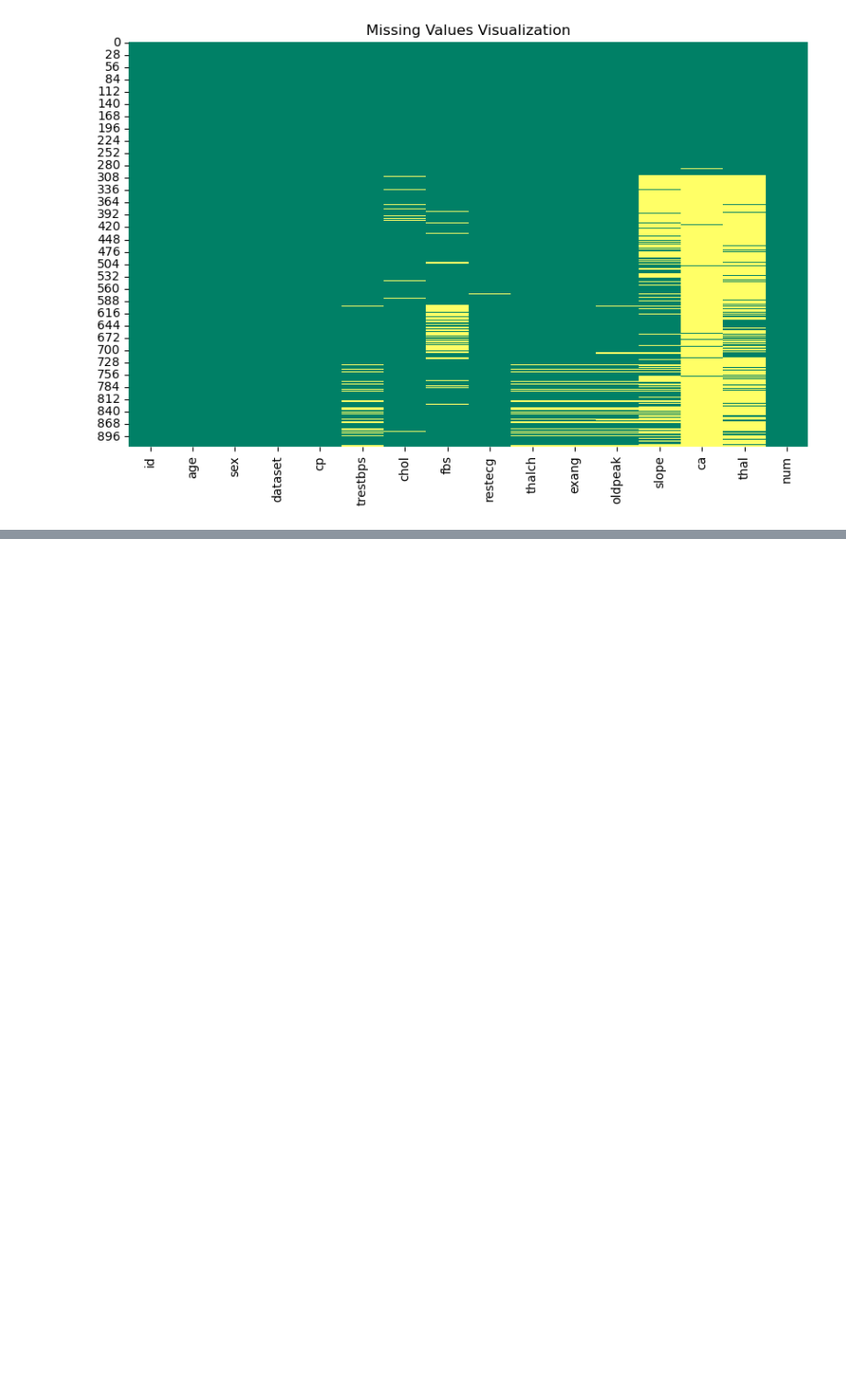
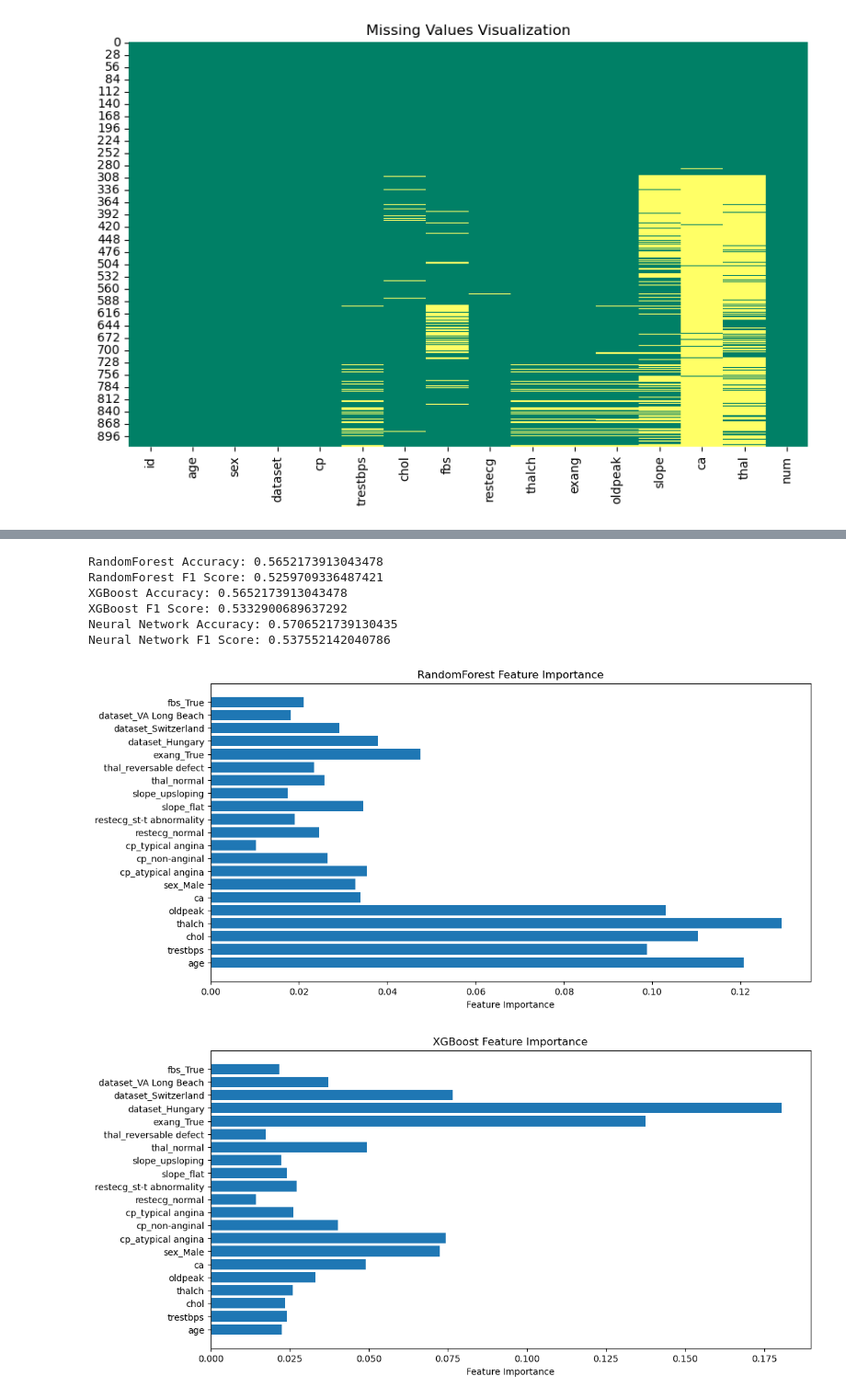
Before and after one commit to ShimaSafaeiK/Prediction-Research_Cardiovascular-Disease-Risk, a Jupyter notebook: Project.Predicting Cardiovascular Disease Risk.ipynb, the cells around one changed output, grey strips where cells are left out. Shown: that part at 92% size. Cells and saved outputs as stored; diff of their text form; code cells hidden in the pictures; blank space fills up the shorter version.

```diff
--- a/Project.Predicting Cardiovascular Disease Risk.ipynb
+++ b/Project.Predicting Cardiovascular Disease Risk.ipynb
@@ -252,0 +475,49 @@ ValueError: Target scores need to be probabilities for multiclass roc_auc, i.e.
+# %%
+# Step 21: Model Comparison
+# Calculate evaluation metrics for RandomForest and XGBoost
+rf_accuracy = accuracy_score(y_test, rf_y_pred)
+xgb_accuracy = accuracy_score(y_test, xgb_y_pred)
+nn_accuracy = accuracy_score(y_test, y_pred)
+
+rf_f1 = f1_score(y_test, rf_y_pred, average='weighted')
+xgb_f1 = f1_score(y_test, xgb_y_pred, average='weighted')
+nn_f1 = f1_score(y_test, y_pred, average='weighted')
+
+print("\nRandomForest Accuracy:", rf_accuracy)
+print("RandomForest F1 Score:", rf_f1)
+print("XGBoost Accuracy:", xgb_accuracy)
+print("XGBoost F1 Score:", xgb_f1)
+print("Neural Network Accuracy:", nn_accuracy)
+print("Neural Network F1 Score:", nn_f1)
+
+# Plot feature importance for RandomForest
+plt.figure(figsize=(12, 6))
+plt.barh(X_train.columns, rf_model.feature_importances_)
+plt.xlabel('Feature Importance')
+plt.title('RandomForest Feature Importance')
+plt.show()
+
+# Plot feature importance for XGBoost
+plt.figure(figsize=(12, 6))
+plt.barh(X_train.columns, xgb_model.feature_importances_)
+plt.xlabel('Feature Importance')
+plt.title('XGBoost Feature Importance')
+plt.show()
+
+# Plot feature importance for Neural Network (using weights visualization)
+plt.figure(figsize=(12, 6))
+weights = model.get_weights()[0]
+mean_weights = np.mean(np.abs(weights), axis=1)
+plt.barh(X_train.columns, mean_weights)
+plt.xlabel('Feature Importance')
+plt.title('Neural Network Feature Importance')
+plt.show()
+# %% [output]
+RandomForest Accuracy: 0.5652173913043478
+RandomForest F1 Score: 0.5259709336487421
+XGBoost Accuracy: 0.5652173913043478
+XGBoost F1 Score: 0.5332900689637292
+Neural Network Accuracy: 0.5706521739130435
+Neural Network F1 Score: 0.537552142040786
+[figure, added]
+[figure, added]
```
Also changed, not shown: parts of 45 cells of this notebook.
